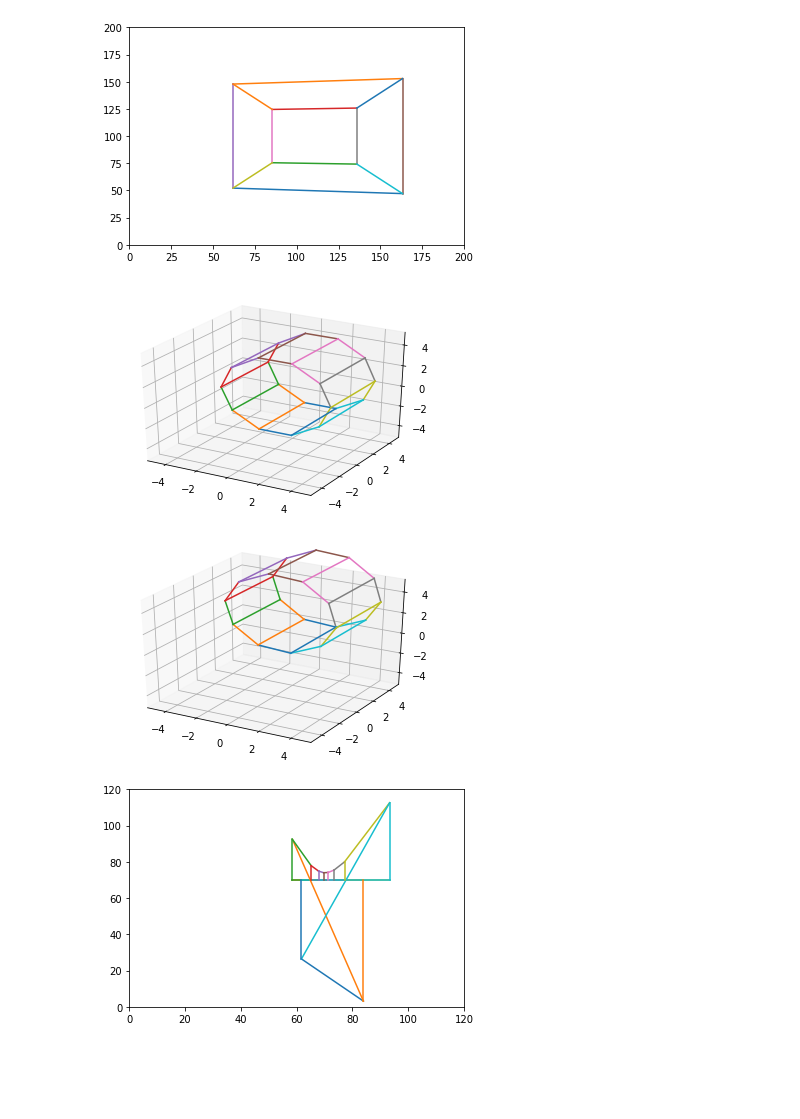
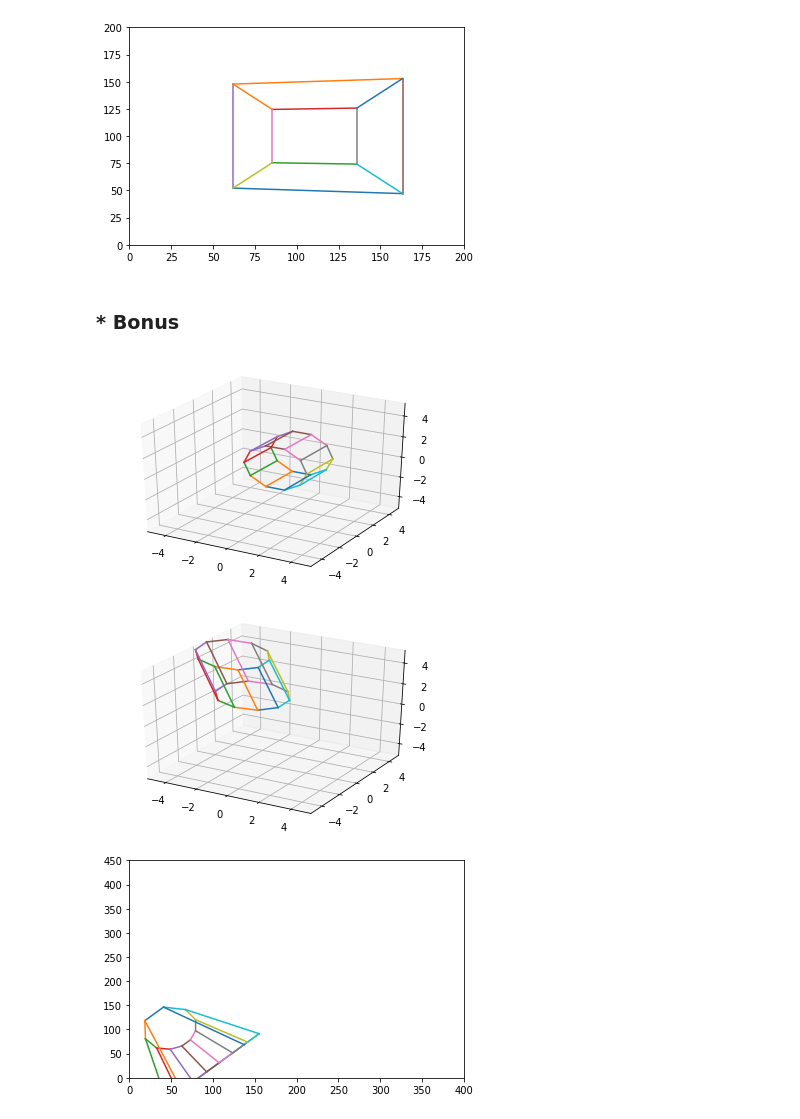
Before and after one commit to happyhyowon/assignment, a Jupyter notebook: vision/assignment1/renderer.ipynb, the cells around one changed output. Cells and saved outputs as stored; diff of their text form; code cells hidden in the pictures; blank space fills up the shorter version.

```diff
--- a/vision/assignment1/renderer.ipynb
+++ b/vision/assignment1/renderer.ipynb
@@ -177,3 +178,5 @@ show_2d(pixelsx200, edges, (pixel, pixel))
 # %% [output]
 [figure]
+# %% [markdown]
+### * Bonus
 # %%
@@ -203,21 +207,21 @@ edges_decagon = [(0,1),(1,2),(2,3),(3,4),(4,5),(5,6),(6,7),(7,8),(8,9),(9,0),
-# %%
-vertices_decagon = vertices_decagon * 0.35
-show_3d(vertices_decagon, edges_decagon)
-# %% [output]
-[figure, removed]
-# %%
-extrinsic1 = get_extrinsic_matrix(camera_position, camera_orientation, verbose=gVerbose)
-result_extrinsic1 = np.dot(extrinsic1, to_homogenous(vertices_decagon, verbose=gVerbose).T)
-show_3d(result_extrinsic1.T, edges_decagon)
-# %% [output]
-[figure, removed]
-# %%
-f = 0.5
-s = np.array([7, 7])
-intrinsic = get_intrinsic_matrix(f, s, verbose=gVerbose)
-transform1 = np.dot(intrinsic, np.dot(projection, result_extrinsic1))
-transform2D1 = from_homogenous(transform1.T, verbose=gVerbose)
-pixelsx2001 = transform2D1 * (10, 10)
-show_2d(pixelsx2001, edges_decagon, (120, 120))
-# %% [output]
-[figure, removed]
+# %%
+vertices_ = vertices * 0.2
+
+camera_orientation = np.array([0, 0, 0.9])
+f = 0.5
+s = np.array([0.5, 0.5])
+
+show_3d(vertices_, edges)
+extrinsic = get_extrinsic_matrix(camera_position, camera_orientation, verbose=gVerbose)
+result_extrinsic = np.dot(extrinsic, to_homogenous(vertices_, verbose=gVerbose).T)
+show_3d(result_extrinsic.T, edges)
+
+intrinsic = get_intrinsic_matrix(f, s, verbose=gVerbose)
+transform = np.dot(intrinsic, np.dot(projection, result_extrinsic))
+transform2D = from_homogenous(transform.T, verbose=gVerbose)
+pixelsx200 = transform2D * (200, 200)
+show_2d(pixelsx200, edges, (400, 450))
+# %% [output]
+[figure, added]
+[figure, added]
+[figure, added]
```
Also changed, not shown: parts of 4 cells of this notebook.
